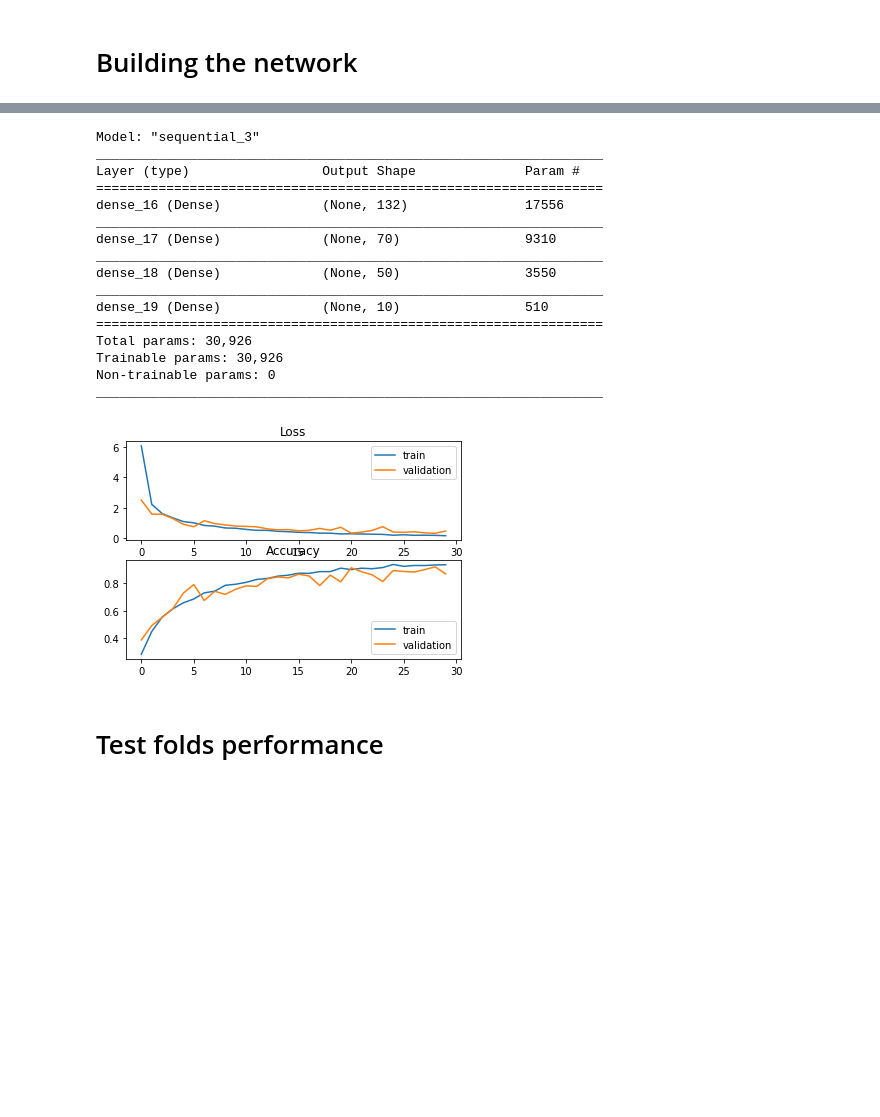
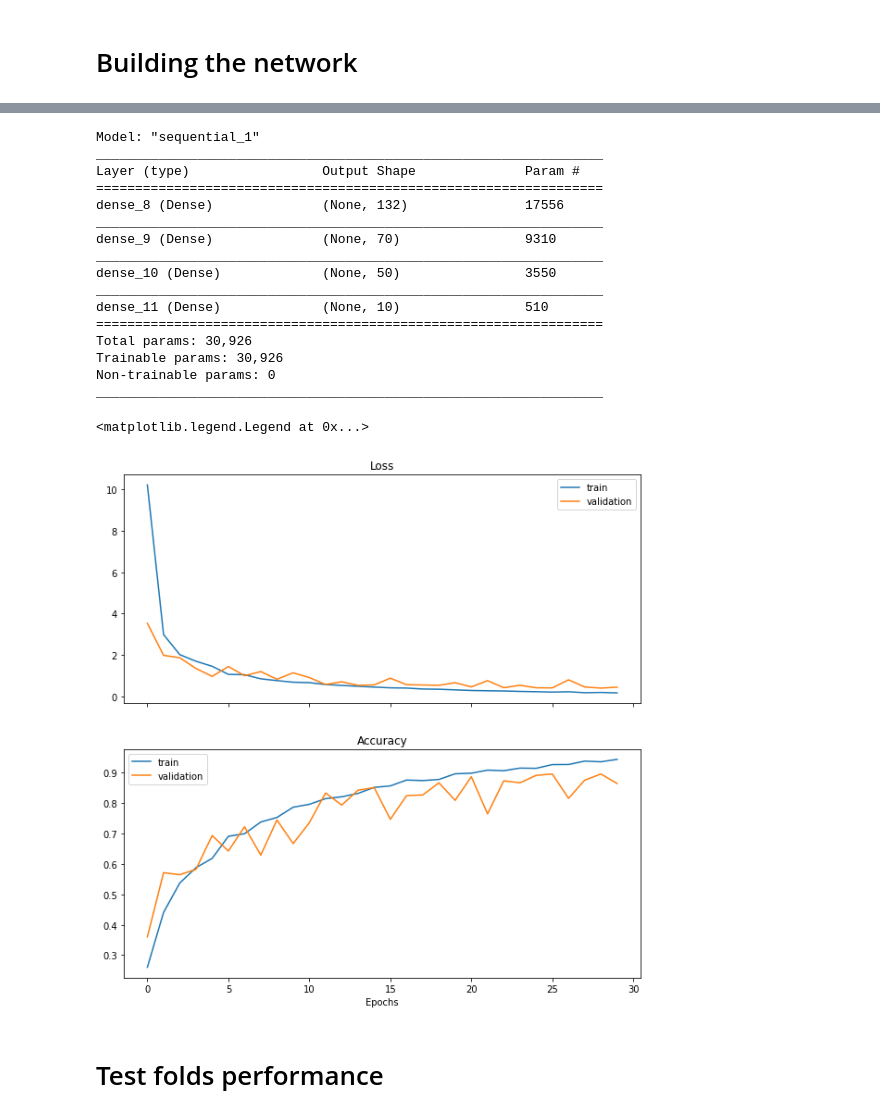
Before and after one commit to tomfran/urban-sound-classification, a Jupyter notebook: notebooks/neural_network.ipynb, the cells around one changed output, grey strips where cells are left out. Saved outputs shown, nothing was run; the diff lists cells and outputs as text; code cells hidden in the pictures; blank space fills up the shorter version.

```diff
--- a/notebooks/neural_network.ipynb
+++ b/notebooks/neural_network.ipynb
@@ -27,6 +27,6 @@ history = net.fit(x_train,
         y_train,
         validation_data=(x_val, y_val),
         batch_size=128,
-        epochs=30);
+        epochs=50);
 # %% [output]
 Epoch 1/30
@@ -50,39 +50,39 @@ Epoch 30/30
 
 net.model.summary()
 # %% [output]
-Model: "sequential_3"
+Model: "sequential_1"
 _________________________________________________________________
 Layer (type)                 Output Shape              Param #
 =================================================================
-dense_16 (Dense)             (None, 132)               17556
+dense_8 (Dense)              (None, 132)               17556
 _________________________________________________________________
-dense_17 (Dense)             (None, 70)                9310
+dense_9 (Dense)              (None, 70)                9310
 _________________________________________________________________
-dense_18 (Dense)             (None, 50)                3550
+dense_10 (Dense)             (None, 50)                3550
 _________________________________________________________________
-dense_19 (Dense)             (None, 10)                510
+dense_11 (Dense)             (None, 10)                510
 =================================================================
 Total params: 30,926
 Trainable params: 30,926
 Non-trainable params: 0
 _________________________________________________________________
 # %%
-from matplotlib import pyplot
-# plot loss during training
-pyplot.subplot(211)
-pyplot.title('Loss')
-pyplot.plot(history.history['loss'], label='train')
-pyplot.plot(history.history['val_loss'], label='validation')
-pyplot.legend()
-# plot accuracy during training
-pyplot.subplot(212)
-pyplot.title('Accuracy')
-pyplot.plot(history.history['accuracy'], label='train')
-pyplot.plot(history.history['val_accuracy'], label='validation')
-pyplot.legend()
-pyplot.show()
+from matplotlib import pyplot as plt
+fig, (ax1, ax2) = plt.subplots(2, sharex=True,figsize=(10,10))
+plt.xlabel("Epochs")
+ax1.set_title("Loss")
+
+ax1.plot(history.history['loss'], label='train')
+ax1.plot(history.history['val_loss'], label='validation')
+ax1.legend()
+
+ax2.set_title("Accuracy")
+ax2.plot(history.history['accuracy'], label='train')
+ax2.plot(history.history['val_accuracy'], label='validation')
+ax2.legend()
 # %% [output]
+<matplotlib.legend.Legend at 0x...>
-[figure, old version]
+[figure, new version]
 # %% [markdown]
 # Test folds performance
 # %%
```
Also changed, not shown: parts of 2 cells of this notebook.
